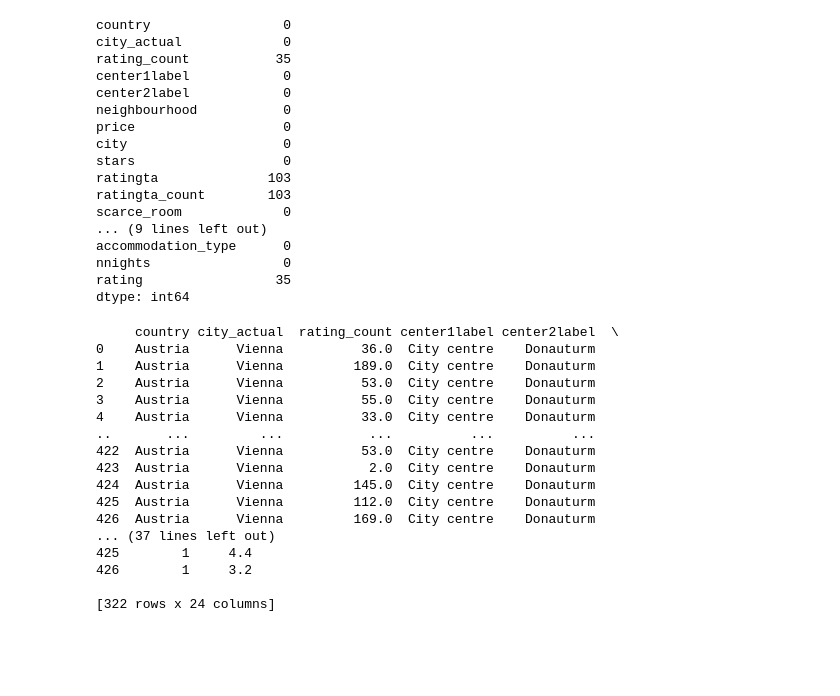
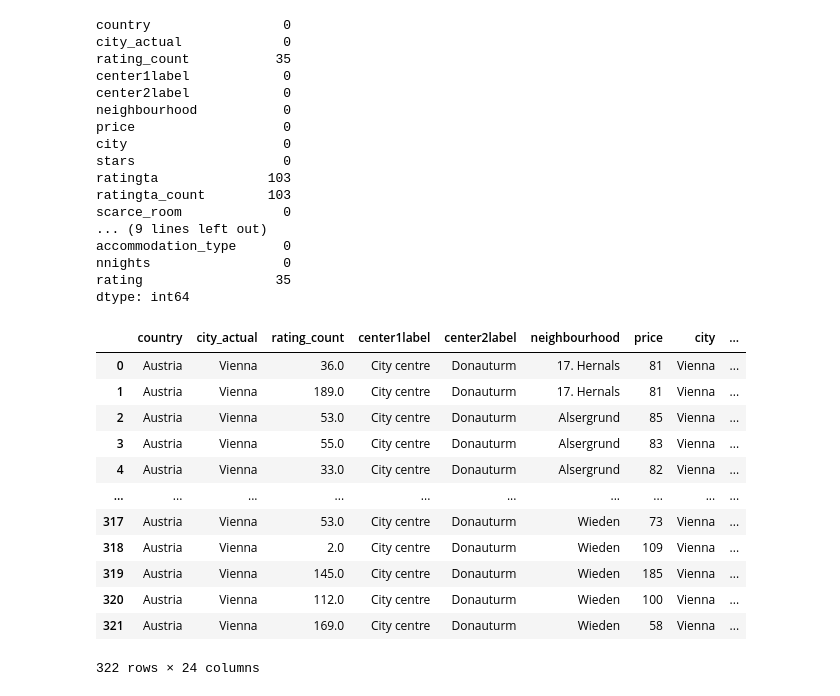
Before and after one commit to ucoland/Assignment-Coding-for-Economists2024, a Jupyter notebook: Assignment-Coding-for-Economists2024.ipynb, the cells around one changed output. Drawn from its saved outputs; the diff is of its cells as text; code cells hidden in the pictures; blank space fills up the shorter version.

Commit message:
added code to reset the index after deleting missing values

```diff
--- a/Assignment-Coding-for-Economists2024.ipynb
+++ b/Assignment-Coding-for-Economists2024.ipynb
@@ -67,25 +67,21 @@ rating                 35
 dtype: int64
 # %%
 ## Delete data inclusing missing values
-df_cleaned = df.dropna()
-print(df_cleaned)
+df_cleaned = df.dropna().reset_index(drop=True)
+df_cleaned
 # %% [output]
+|  | country | city_actual | rating_count | center1label | center2label | neighbourhood | price | city | ... |
+| 0 | Austria | Vienna | 36.0 | City centre | Donauturm | 17. Hernals | 81 | Vienna | ... |
+| 1 | Austria | Vienna | 189.0 | City centre | Donauturm | 17. Hernals | 81 | Vienna | ... |
+| 2 | Austria | Vienna | 53.0 | City centre | Donauturm | Alsergrund | 85 | Vienna | ... |
+| 3 | Austria | Vienna | 55.0 | City centre | Donauturm | Alsergrund | 83 | Vienna | ... |
+| 4 | Austria | Vienna | 33.0 | City centre | Donauturm | Alsergrund | 82 | Vienna | ... |
+| ... | ... | ... | ... | ... | ... | ... | ... | ... | ... |
+| 317 | Austria | Vienna | 53.0 | City centre | Donauturm | Wieden | 73 | Vienna | ... |
+| 318 | Austria | Vienna | 2.0 | City centre | Donauturm | Wieden | 109 | Vienna | ... |
+| 319 | Austria | Vienna | 145.0 | City centre | Donauturm | Wieden | 185 | Vienna | ... |
+| 320 | Austria | Vienna | 112.0 | City centre | Donauturm | Wieden | 100 | Vienna | ... |
+| 321 | Austria | Vienna | 169.0 | City centre | Donauturm | Wieden | 58 | Vienna | ... |
-     country city_actual  rating_count center1label center2label  \
-0    Austria      Vienna          36.0  City centre    Donauturm
-1    Austria      Vienna         189.0  City centre    Donauturm
-2    Austria      Vienna          53.0  City centre    Donauturm
-3    Austria      Vienna          55.0  City centre    Donauturm
-4    Austria      Vienna          33.0  City centre    Donauturm
-..       ...         ...           ...          ...          ...
-422  Austria      Vienna          53.0  City centre    Donauturm
-423  Austria      Vienna           2.0  City centre    Donauturm
-424  Austria      Vienna         145.0  City centre    Donauturm
-425  Austria      Vienna         112.0  City centre    Donauturm
-426  Austria      Vienna         169.0  City centre    Donauturm
-... (37 lines left out)
-425        1     4.4
-426        1     3.2
-
-[322 rows x 24 columns]
+322 rows × 24 columns
 # %%
 # Task 2
```
Also changed, not shown: parts of 3 cells of this notebook, 1 other file.
